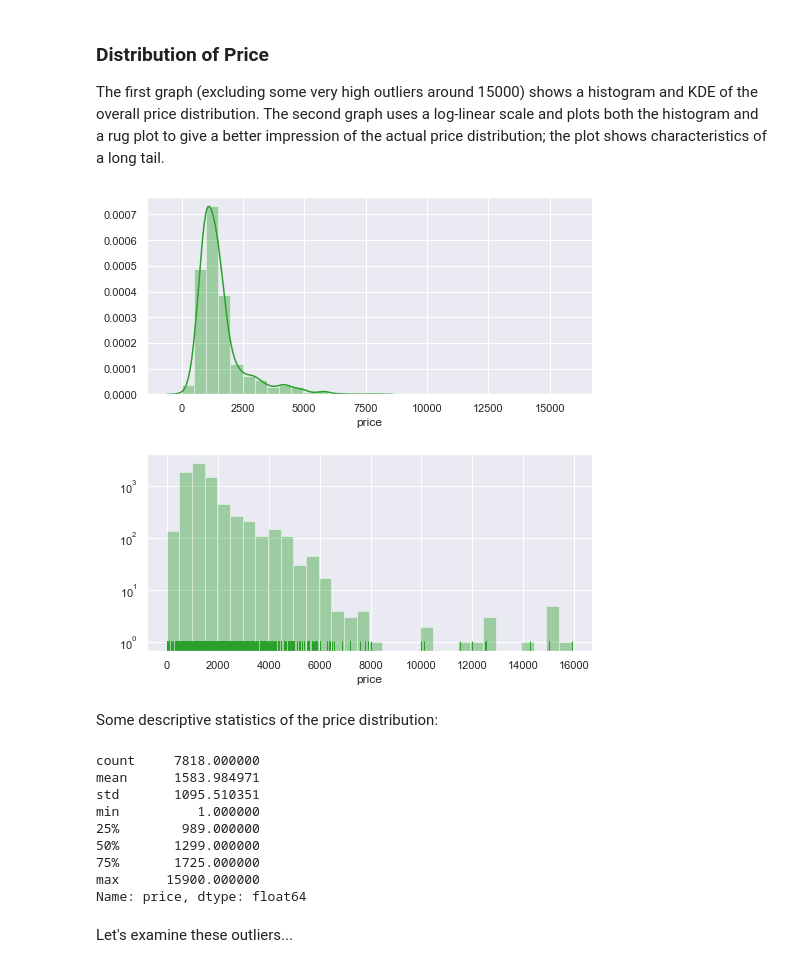
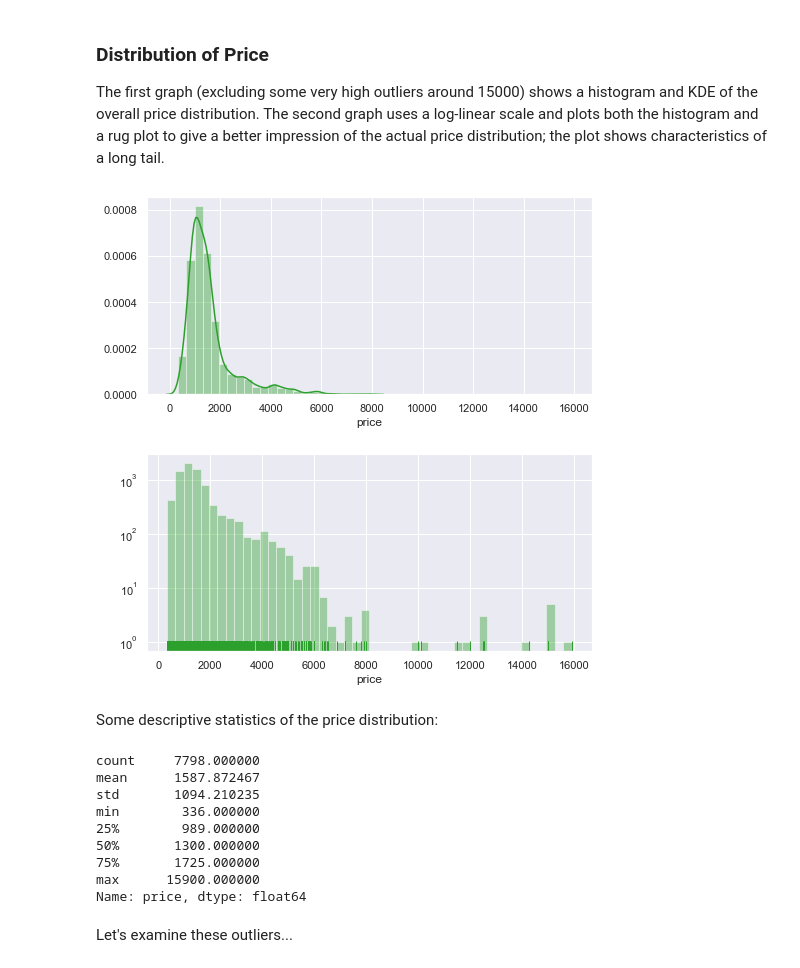
Before and after one commit to lilyzhai/housing-survey, a Jupyter notebook: EDA/EDA - final.ipynb, the cells around one changed output. Saved outputs shown, nothing was run; the diff lists cells and outputs as text; code cells hidden in the pictures.

```diff
--- a/EDA/EDA - final.ipynb
+++ b/EDA/EDA - final.ipynb
@@ -40,31 +40,34 @@ df.describe()
 ### Distribution of Price
 
 The first graph (excluding some very high outliers around 15000) shows a histogram and KDE of the overall price distribution. The second graph uses a log-linear scale and plots both the histogram and a rug plot to give a better impression of the actual price distribution; the plot shows characteristics of a long tail.
+# %%
+# drop obvious mistakes
+df = df[df['price'] > 300]
 # %%
 sns.set(style='darkgrid')
 plt.subplots(2, 1, figsize=(7,7))
 plt.tight_layout()
 plt.subplots_adjust(hspace=0.3)
 plt.subplot(2, 1, 1)
-ax1 = sns.distplot(df['price'], kde_kws={'bw':200, 'clip':[-1000, 10000]}, bins=32, color='#2ca02c')
+ax1 = sns.distplot(df['price'], kde_kws={'bw':150, 'clip':[-1000, 10000]}, bins=48, color='#2ca02c')
 plt.ticklabel_format(style='plain', axis='y')
 plt.subplot(2, 1, 2)
-ax2 = sns.distplot(df['price'], bins=32, color='#2ca02c', kde=False, rug=True)
+ax2 = sns.distplot(df['price'], bins=48, color='#2ca02c', kde=False, rug=True)
 ax2.set_yscale('log')
 plt.savefig('figures/price-dist.png', dpi=300)
 # %% [output]
-[figure, old version]
+[figure, new version]
 # %% [markdown]
 Some descriptive statistics of the price distribution:
 # %%
 df['price'].describe()
 # %% [output]
-count     7818.000000
-mean      1583.984971
-std       1095.510351
-min          1.000000
+count     7798.000000
+mean      1587.872467
+std       1094.210235
+min        336.000000
 25%        989.000000
-50%       1299.000000
+50%       1300.000000
 75%       1725.000000
 max      15900.000000
 Name: price, dtype: float64
```
Also changed, not shown: parts of 5 cells of this notebook, 8 other files.
